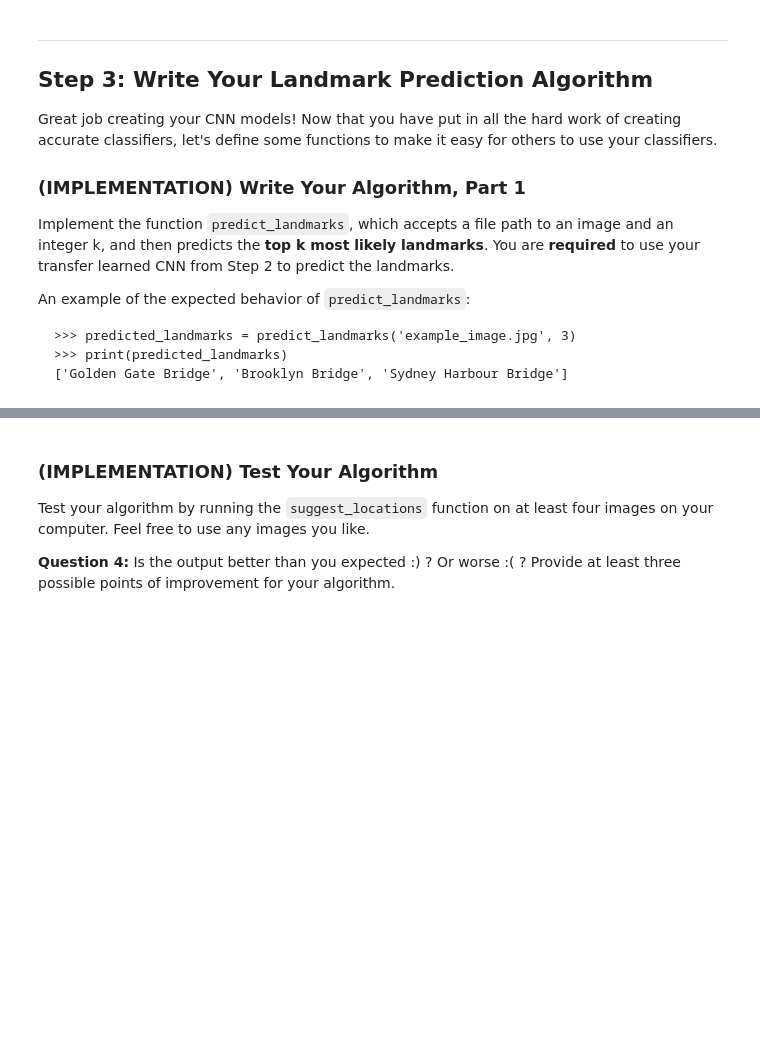
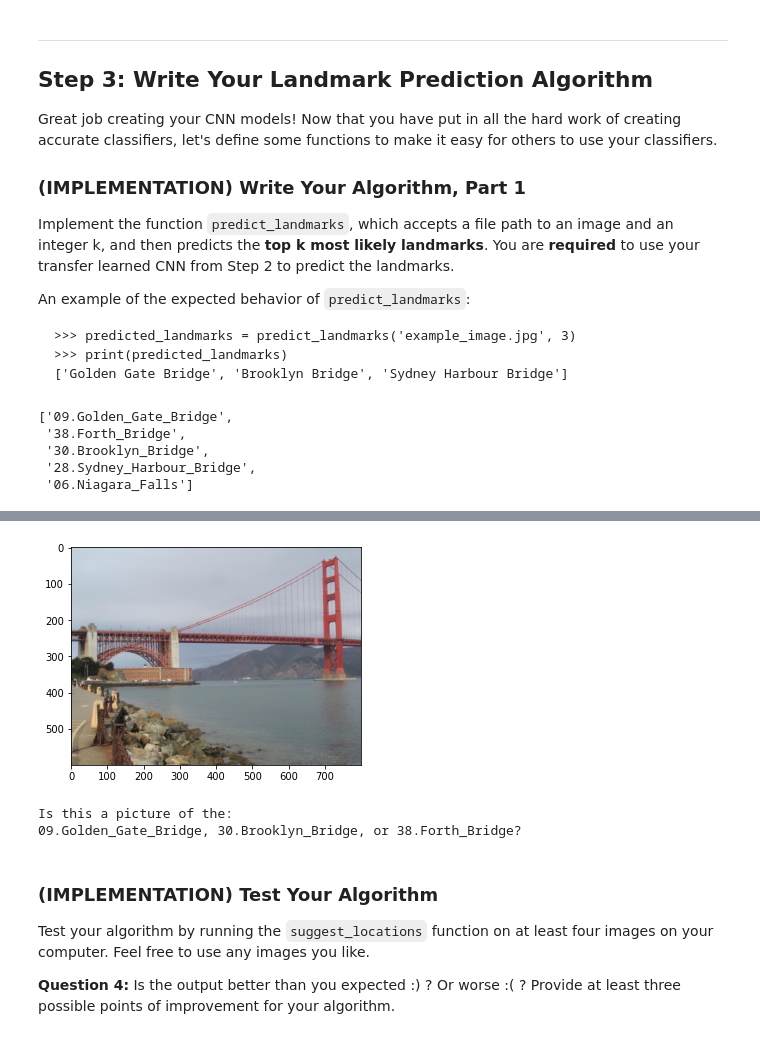
Before and after one commit to LourensWalters/deep-learning, a Jupyter notebook: notebooks/landmark_project/landmark.ipynb, the cells around one changed output, grey strips where cells are left out. Saved outputs shown, nothing was run; the diff lists cells and outputs as text; code cells hidden in the pictures; blank space fills up the shorter version.

```diff
--- a/notebooks/landmark_project/landmark.ipynb
+++ b/notebooks/landmark_project/landmark.ipynb
@@ -383,10 +641,6 @@ Use transfer learning to create a CNN to classify images of landmarks.  Use the
 # %%
-## TODO: Specify model architecture
-
-model_transfer = None
-
-
-
+# print out the model structure
+print(model_transfer)
 
 #-#-# Do NOT modify the code below this line. #-#-#
 
@@ -401,7 +681,9 @@ __Answer:__
 
 Train and validate your model in the code cell below.  [Save the final model parameters](http://pytorch.org/docs/master/notes/serialization.html) at filepath `'model_transfer.pt'`.
 # %%
-# TODO: train the model and save the best model parameters at filepath 'model_transfer.pt'
+# Train the model and save the best model parameters at filepath 'model_transfer.pt'
+train(15, loaders_transfer, model_transfer, get_optimizer_transfer(model_transfer), criterion_transfer,
+      use_cuda, 'model_transfer.pt')
 
 
 
@@ -440,12 +746,37 @@ from PIL import Image
 ## of your dataset object (e.g., `train_dataset.classes`)
 
 def predict_landmarks(img_path, k):
-    ## TODO: return the names of the top k landmarks predicted by the transfer learned CNN
+    img=Image.open(img_path).convert('RGB')
 
+    transform=transforms.Compose([
+            transforms.RandomResizedCrop(224),
+            transforms.ToTensor(),
+            transforms.Normalize(mean = [0.485, 0.456, 0.406], std = [0.229, 0.224, 0.225])
+        ])
+    #from image to tensor
+    image_tensor = transform(img).float()
+    #adds a dimension with a length of one
+    image_ten = image_tensor.unsqueeze_(0)
 
+    if use_cuda:
+        img=image_ten.cuda()
+
+    model_transfer.eval()  #evaluation mode
+    output = model_transfer(img)
+    top_values, top_idx = torch.topk(output, k, dim=1, largest=True, sorted=True)
+
+    top_classes = [train_data.classes[class_id] for class_id in top_idx[0].tolist()]
+
+    return top_classes
 
 # test on a sample image
 predict_landmarks('images/test/09.Golden_Gate_Bridge/190f3bae17c32c37.jpg', 5)
+# %% [output]
+['09.Golden_Gate_Bridge',
+ '38.Forth_Bridge',
+ '30.Brooklyn_Bridge',
+ '28.Sydney_Harbour_Bridge',
+ '06.Niagara_Falls']
 # %% [markdown]
 ### (IMPLEMENTATION) Write Your Algorithm, Part 2
 
@@ -456,15 +787,21 @@ Some sample output for `suggest_locations` is provided below, but feel free to d
 # %%
 def suggest_locations(img_path):
     # get landmark predictions
     predicted_landmarks = predict_landmarks(img_path, 3)
 
     ## TODO: display image and display landmark predictions
-
-
-
+    img = Image.open(img_path)
+    plt.imshow(img)
+    plt.show()
+    print('Is this a picture of the:')
+    print('%s, %s, or %s?' % (predicted_landmarks[0], predicted_landmarks[1],predicted_landmarks[2]))
 
 # test on a sample image
-suggest_locations('images/test/09.Golden_Gate_Bridge/190f3bae17c32c37.jpg')
+suggest_locations(r"images/test/09.Golden_Gate_Bridge/190f3bae17c32c37.jpg")
+# %% [output]
+[figure, added]
+Is this a picture of the:
+09.Golden_Gate_Bridge, 30.Brooklyn_Bridge, or 38.Forth_Bridge?
 # %% [markdown]
 ### (IMPLEMENTATION) Test Your Algorithm
 
```
Also changed, not shown: parts of 38 cells of this notebook, 2 other files.
